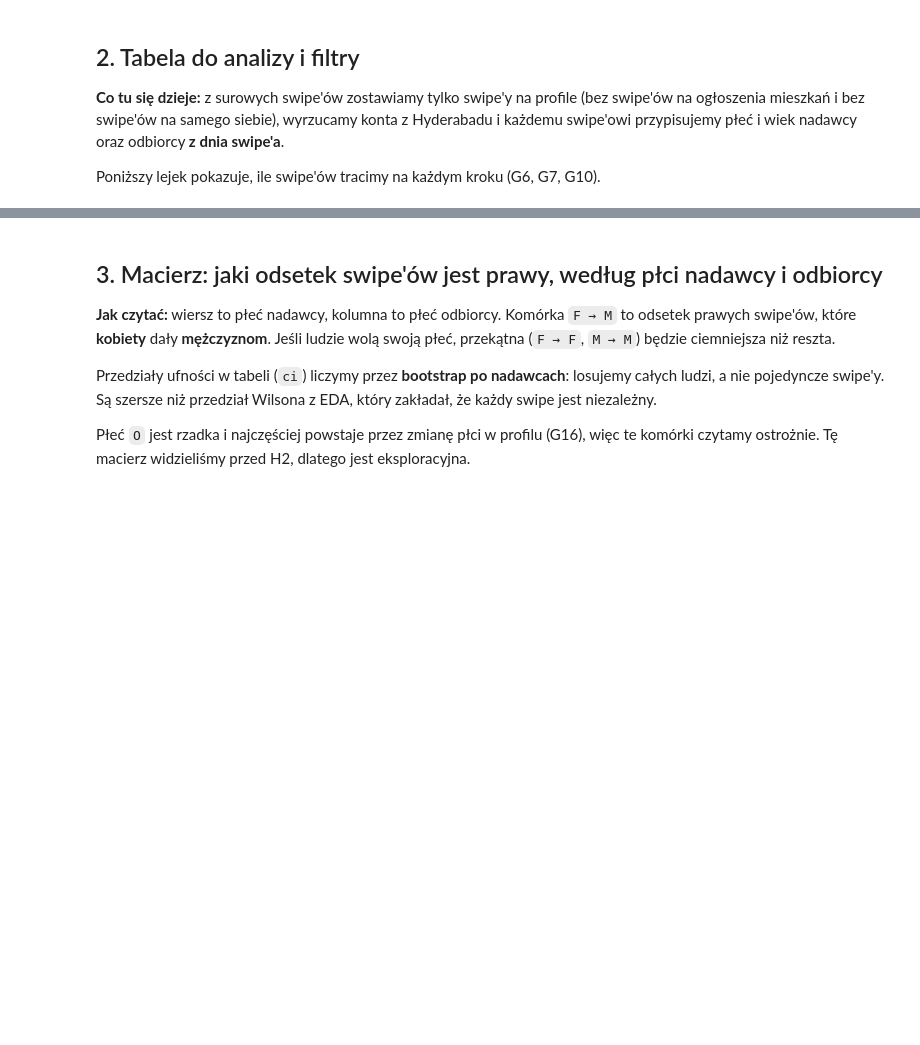
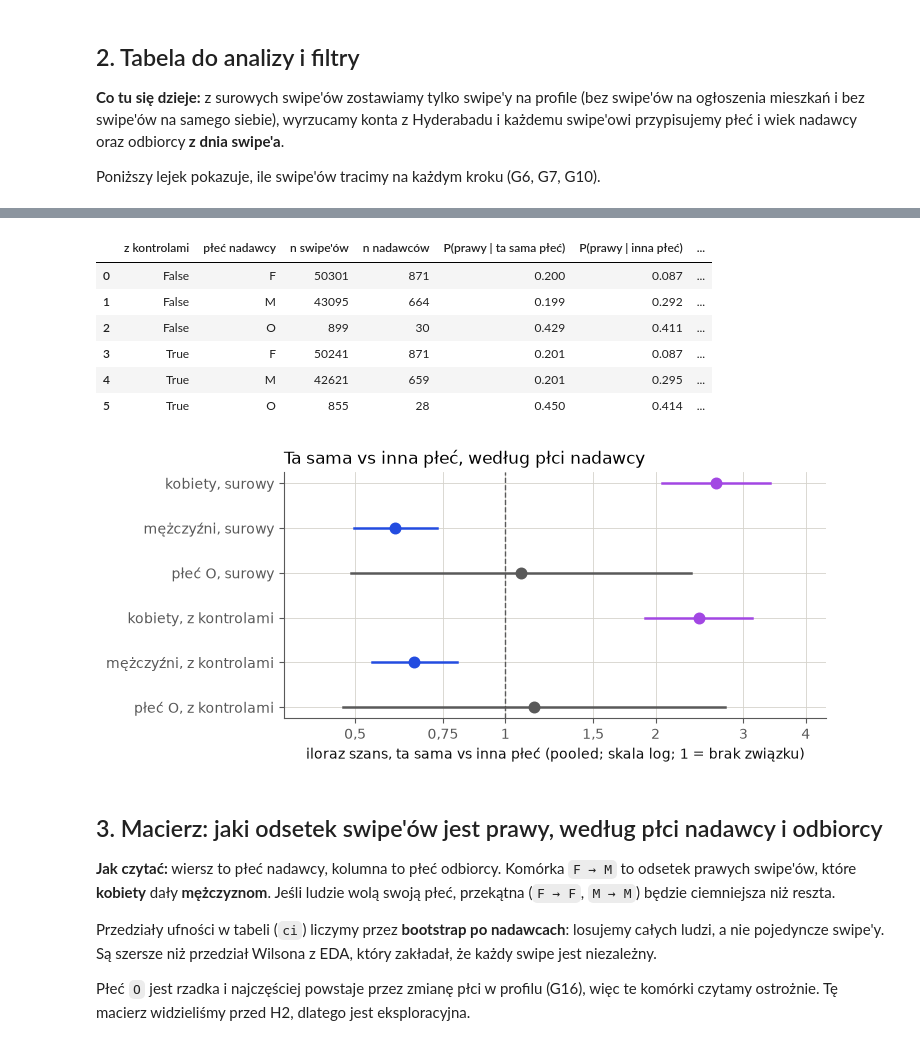
Before and after one commit to banacchini/digital-media-analysis, a Jupyter notebook: notebooks/h2_demographics.ipynb, the cells around one changed output, grey strips where cells are left out. Saved outputs shown, nothing was run; the diff lists cells and outputs as text; code cells hidden in the pictures; blank space fills up the shorter version.

```diff
--- a/notebooks/h2_demographics.ipynb
+++ b/notebooks/h2_demographics.ipynb
@@ -160,3 +242,60 @@ Konta skrajne (same prawe albo same lewe, >= 10 swipe'ów) zostają w analizie g
+# %%
+crude, adjusted = R["or_crude"], R["or_adjusted"]
+main_res = pd.concat([crude, adjusted], ignore_index=True)
+shown = main_res[
+    [
+        "controls",
+        "sender_sex",
+        "n",
+        "n_senders",
+        "p_right_same",
+        "p_right_diff",
+        "odds_ratio",
+        "ci_low",
+        "ci_high",
+        "p_value",
+    ]
+].copy()
+shown.columns = [
+    "z kontrolami",
+    "płeć nadawcy",
+    "n swipe'ów",
+    "n nadawców",
+    "P(prawy | ta sama płeć)",
+    "P(prawy | inna płeć)",
+    "OR (pooled)",
+    "OR dół 95%",
+    "OR góra 95%",
+    "p",
+]
+display(shown)
+
+SEX_PL = {"F": "kobiety", "M": "mężczyźni", "O": "płeć O"}
+colors = {"F": h2_figs.STYLE["purple"], "M": h2_figs.STYLE["blue"], "O": h2_figs.STYLE["gray"]}
+h2_figs._apply()
+plot = main_res.assign(
+    label=lambda t: (
+        t["sender_sex"].map(SEX_PL) + ", " + np.where(t["controls"], "z kontrolami", "surowy")
+    )
+).sort_values(["controls", "sender_sex"])
+fig, ax = plt.subplots(figsize=(7, 3.2))
+for y, (_, r) in enumerate(plot.iterrows()):
+    h2_figs._dot(ax, y, r["odds_ratio"], r["ci_low"], r["ci_high"], colors[r["sender_sex"]])
+ax.set_yticks(range(len(plot)), plot["label"])
+ax.invert_yaxis()
+h2_figs._or_axis(ax, 0.4, 4)
+ax.set_xlabel("iloraz szans, ta sama vs inna płeć (pooled; skala log; 1 = brak związku)")
+ax.set_title("Ta sama vs inna płeć, według płci nadawcy", loc="left")
+plt.show()
+# %% [output]
+|  | z kontrolami | płeć nadawcy | n swipe'ów | n nadawców | P(prawy | ta sama płeć) | P(prawy | inna płeć) | ... |
+| 0 | False | F | 50301 | 871 | 0.200 | 0.087 | ... |
+| 1 | False | M | 43095 | 664 | 0.199 | 0.292 | ... |
+| 2 | False | O | 899 | 30 | 0.429 | 0.411 | ... |
+| 3 | True | F | 50241 | 871 | 0.201 | 0.087 | ... |
+| 4 | True | M | 42621 | 659 | 0.201 | 0.295 | ... |
+| 5 | True | O | 855 | 28 | 0.450 | 0.414 | ... |
+[figure, added]
 # %% [markdown]
 ## 3. Macierz: jaki odsetek swipe'ów jest prawy, według płci nadawcy i odbiorcy
 
```
Also changed, not shown: parts of 38 cells of this notebook, 8 other files.
